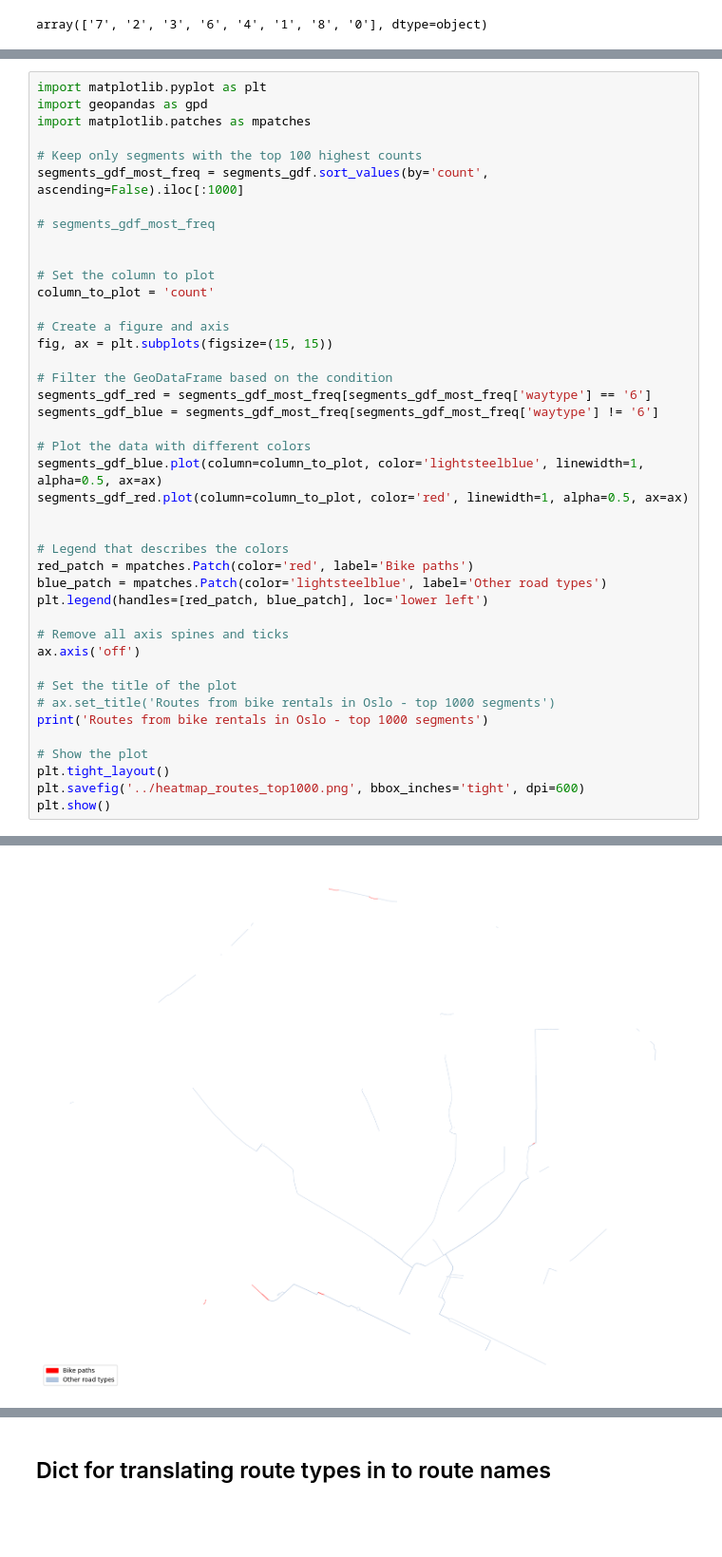
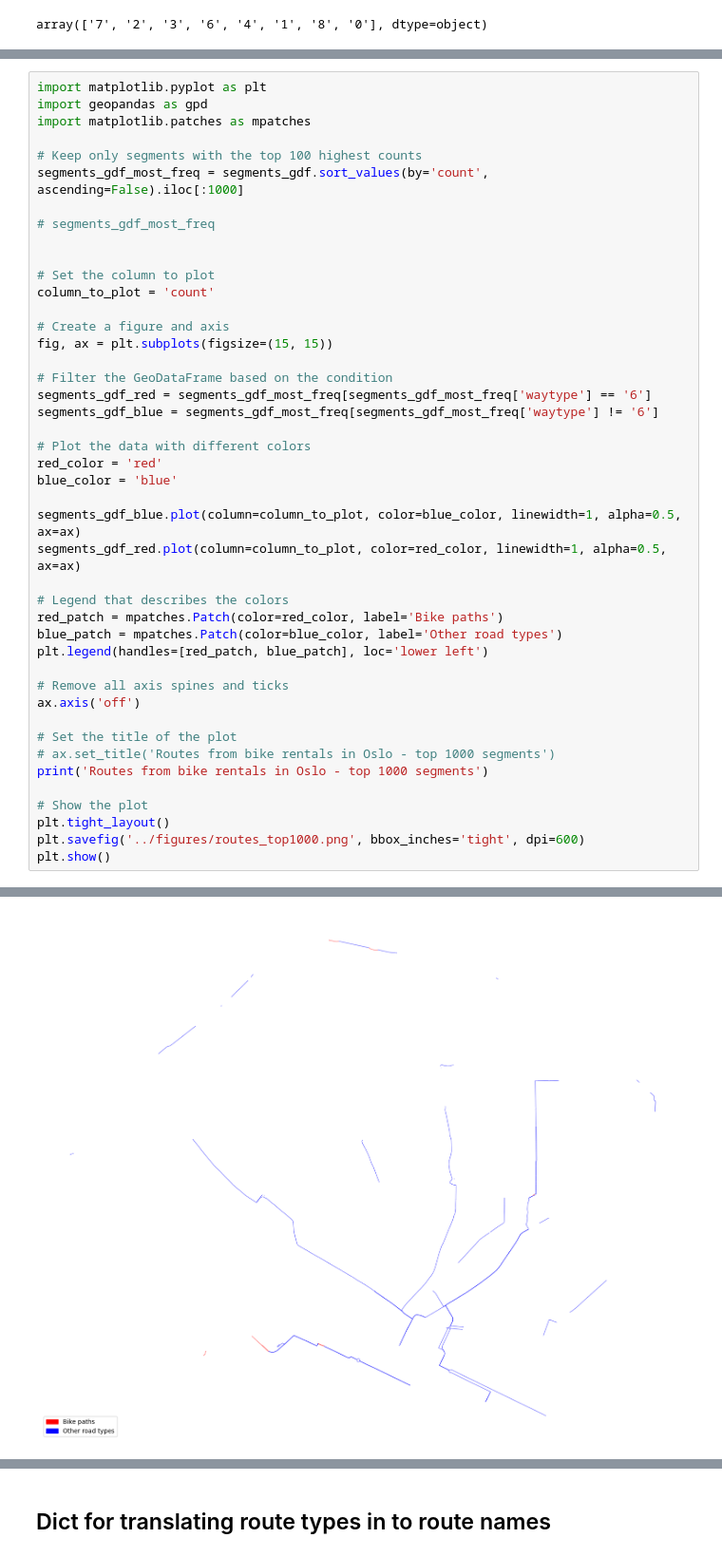
Before and after one commit to ThomasClaudinger/KDS_GeospatialDataScience_project, a Jupyter notebook: scripts/map_of_routes_freq.ipynb, the cells around one changed output, grey strips where cells are left out. Shown at 95% size. Cells and saved outputs as stored; diff of their text form; blank space fills up the shorter version.

```diff
--- a/scripts/map_of_routes_freq.ipynb
+++ b/scripts/map_of_routes_freq.ipynb
@@ -357,36 +350,38 @@ segments_gdf_most_freq = segments_gdf.sort_values(by='count', ascending=False).i
 
 
 # Set the column to plot
 column_to_plot = 'count'
 
 # Create a figure and axis
 fig, ax = plt.subplots(figsize=(15, 15))
 
 # Filter the GeoDataFrame based on the condition
 segments_gdf_red = segments_gdf_most_freq[segments_gdf_most_freq['waytype'] == '6']
 segments_gdf_blue = segments_gdf_most_freq[segments_gdf_most_freq['waytype'] != '6']
 
 # Plot the data with different colors
-segments_gdf_blue.plot(column=column_to_plot, color='lightsteelblue', linewidth=1, alpha=0.5, ax=ax)
-segments_gdf_red.plot(column=column_to_plot, color='red', linewidth=1, alpha=0.5, ax=ax)
+red_color = 'red'
+blue_color = 'blue'
 
+segments_gdf_blue.plot(column=column_to_plot, color=blue_color, linewidth=1, alpha=0.5, ax=ax)
+segments_gdf_red.plot(column=column_to_plot, color=red_color, linewidth=1, alpha=0.5, ax=ax)
 
 # Legend that describes the colors
-red_patch = mpatches.Patch(color='red', label='Bike paths')
-blue_patch = mpatches.Patch(color='lightsteelblue', label='Other road types')
+red_patch = mpatches.Patch(color=red_color, label='Bike paths')
+blue_patch = mpatches.Patch(color=blue_color, label='Other road types')
 plt.legend(handles=[red_patch, blue_patch], loc='lower left')
 
 # Remove all axis spines and ticks
 ax.axis('off')
 
 # Set the title of the plot
 # ax.set_title('Routes from bike rentals in Oslo - top 1000 segments')
 print('Routes from bike rentals in Oslo - top 1000 segments')
 
 # Show the plot
 plt.tight_layout()
-plt.savefig('../heatmap_routes_top1000.png', bbox_inches='tight', dpi=600)
+plt.savefig('../figures/routes_top1000.png', bbox_inches='tight', dpi=600)
 plt.show()
 # %% [output]
 Routes from bike rentals in Oslo - top 1000 segments
-[figure, old version]
+[figure, new version]
```
Also changed, not shown: parts of 9 cells of this notebook, 15 other files.
